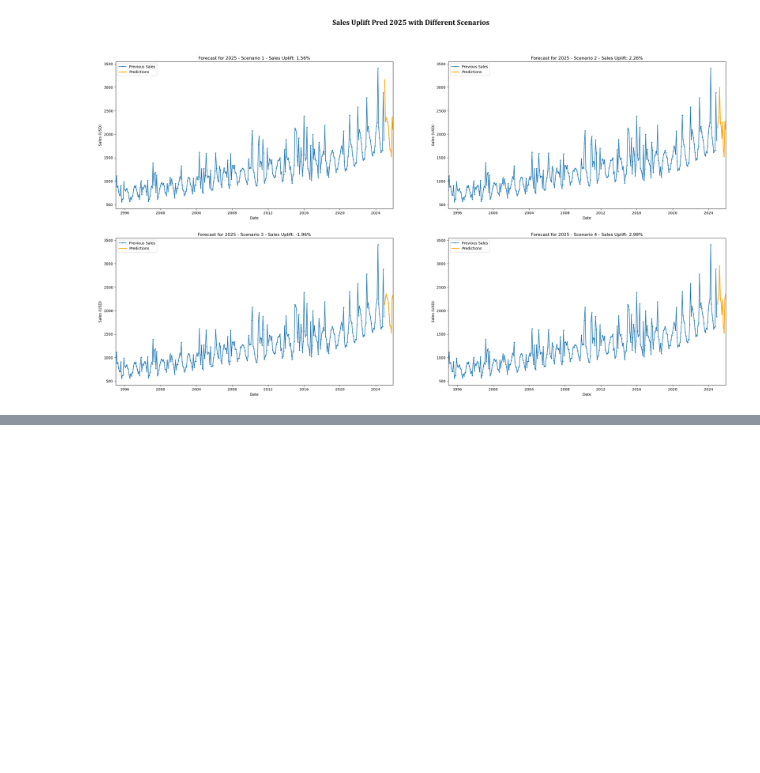
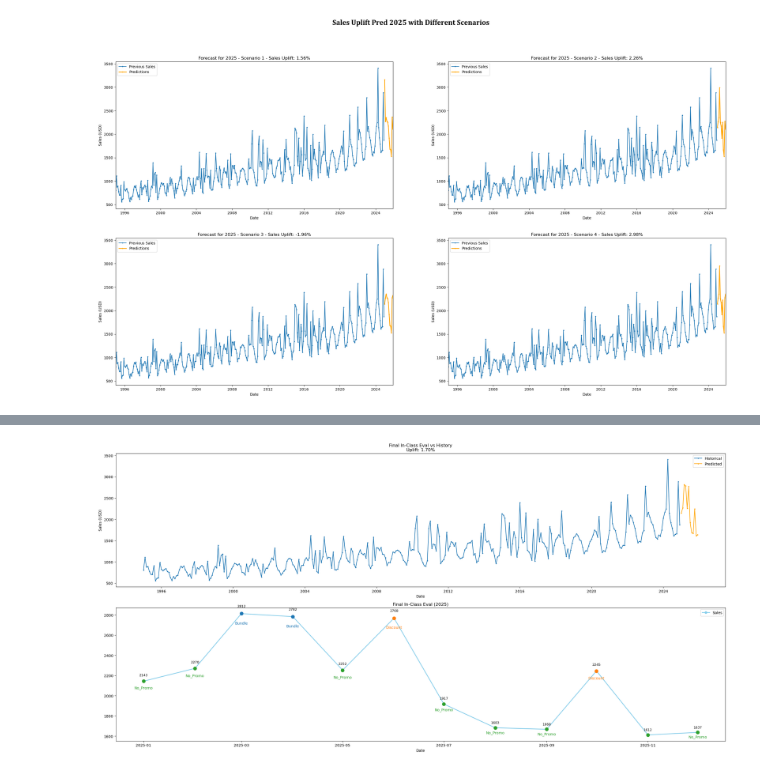
Before and after one commit to Minh-Nguyen-0401/Business-Analytics-Assignment, a Jupyter notebook: forecast_25.ipynb, the cells around one changed output, grey strips where cells are left out. Saved outputs shown, nothing was run; the diff lists cells and outputs as text; code cells hidden in the pictures; blank space fills up the shorter version.

Commit message:
In-class eval

```diff
--- a/forecast_25.ipynb
+++ b/forecast_25.ipynb
@@ -334,0 +416,41 @@ df_final.to_csv(os.path.join(OUTPUT_DIR, "sales_prediction_promo_all.csv"))
+# %%
+fig, axes = plt.subplots(2, 1, figsize=(24, 12))
+
+sum_sales_2024 = nn_y_tr.loc['2024-01-01':'2024-12-31'].sum()
+df_overview = sales_prediction.copy()
+sales_uplift = (df_overview["Sales"].sum() - sum_sales_2024) / sum_sales_2024 * 100
+
+axes[0].plot(nn_X_tr.index, nn_y_tr, marker="o", ms=2, label="Historical")
+axes[0].plot(df_overview.index, df_overview["Sales"], marker="o", ms=2, color="orange", label="Predicted")
+axes[0].set_title(f"Final In‐Class Eval vs History\nUplift: {sales_uplift:.2f}%", fontsize=12)
+axes[0].set_xlabel("Date")
+axes[0].set_ylabel("Sales (USD)")
+axes[0].legend()
+
+df_final_test = sales_prediction.copy()
+y_min, y_max = df_final_test["Sales"].min(), df_final_test["Sales"].max()
+y_pad = (y_max - y_min) * 0.05
+
+# prepare promo colors
+promos = sorted(p for p in df_final_test["Promo_Type"].unique() if p != "Non_Promo")
+cmap = plt.get_cmap("tab10")
+promo_color = {p: cmap(i) for i, p in enumerate(promos)}
+
+axes[1].plot(df_final_test.index, df_final_test["Sales"], marker="o", color="skyblue", linewidth=2, label="Sales")
+for x, y, promo in zip(df_final_test.index, df_final_test["Sales"], df_final_test["Promo_Type"]):
+    axes[1].annotate(f"{y:.0f}", (x, y*1.02), ha="center", va="bottom", fontsize=9)
+    if promo != "Non_P romo":
+        axes[1].scatter(x, y, color=promo_color[promo], s=80, zorder=5)
+        axes[1].annotate(promo, (x, y*0.96), ha="center", va="bottom",
+                         fontsize=10, color=promo_color[promo])
+
+axes[1].set_title("Final In‐Class Eval (2025)", fontsize=12)
+axes[1].set_xlabel("Date")
+axes[1].set_ylim(y_min - y_pad, y_max + y_pad)
+axes[1].legend()
+
+plt.tight_layout()
+plt.show()
+fig.savefig(os.path.join(OUTPUT_DIR, "final_eval_overview.png"), bbox_inches="tight", dpi=300)
+# %% [output]
+[figure, added]
```
Also changed, not shown: parts of 2 cells of this notebook, 5 other files.
